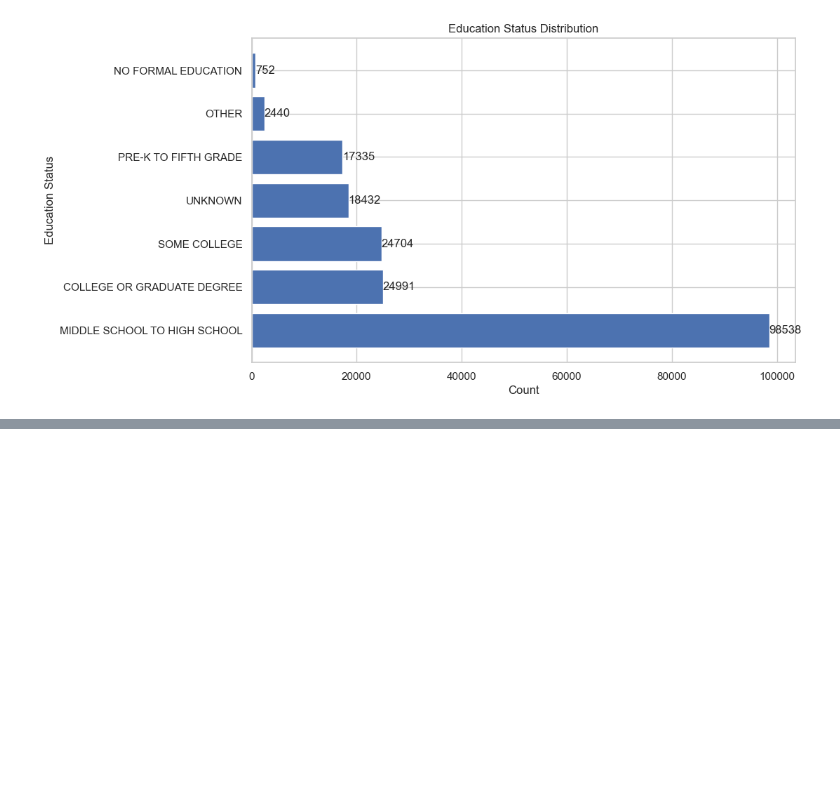
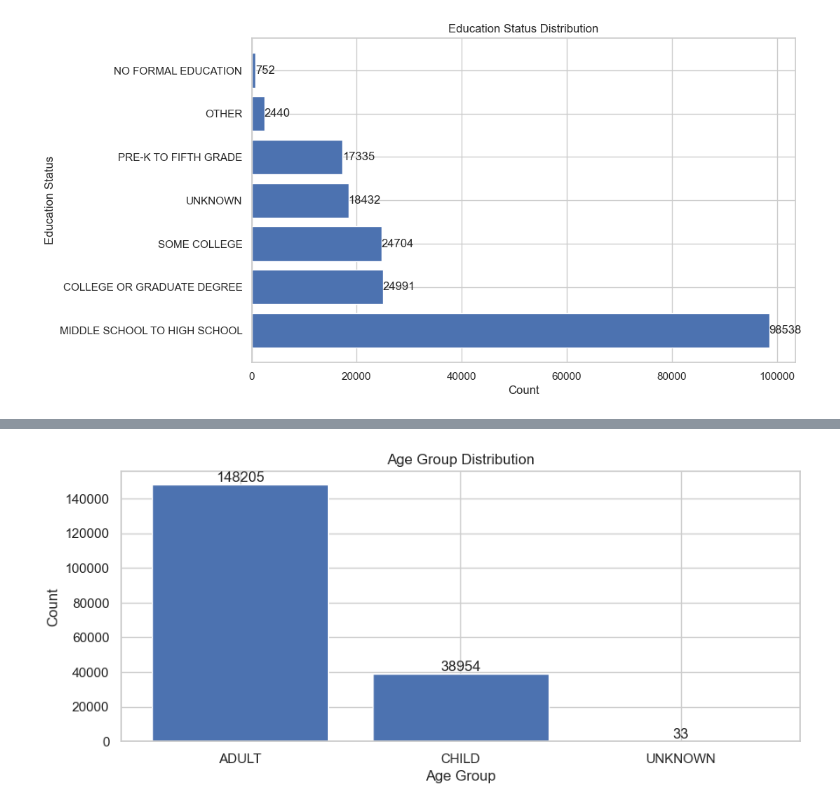
Before and after one commit to TheaClarisseDelosSantos/Sample, a Jupyter notebook: PatientDemographics.ipynb, the cells around one changed output, grey strips where cells are left out. Cells and saved outputs as stored; diff of their text form; code cells hidden in the pictures; blank space fills up the shorter version.

```diff
--- a/PatientDemographics.ipynb
+++ b/PatientDemographics.ipynb
@@ -395,0 +399,15 @@ plt.show()
+# %%
+agegroup_counts = df2['Age Group'].value_counts()
+plt.figure(figsize=(10,4))
+plt.bar(agegroup_counts.index,agegroup_counts.values)
+plt.xlabel('Age Group')
+plt.ylabel('Count')
+plt.title('Age Group Distribution')
+plt.xticks(rotation = 0)
+
+for i, v in enumerate(agegroup_counts.values):
+    plt.text(i, v, str(v), ha='center', va='bottom')
+
+plt.show()
+# %% [output]
+[figure, added]
```
Also changed, not shown: parts of 7 cells of this notebook.
